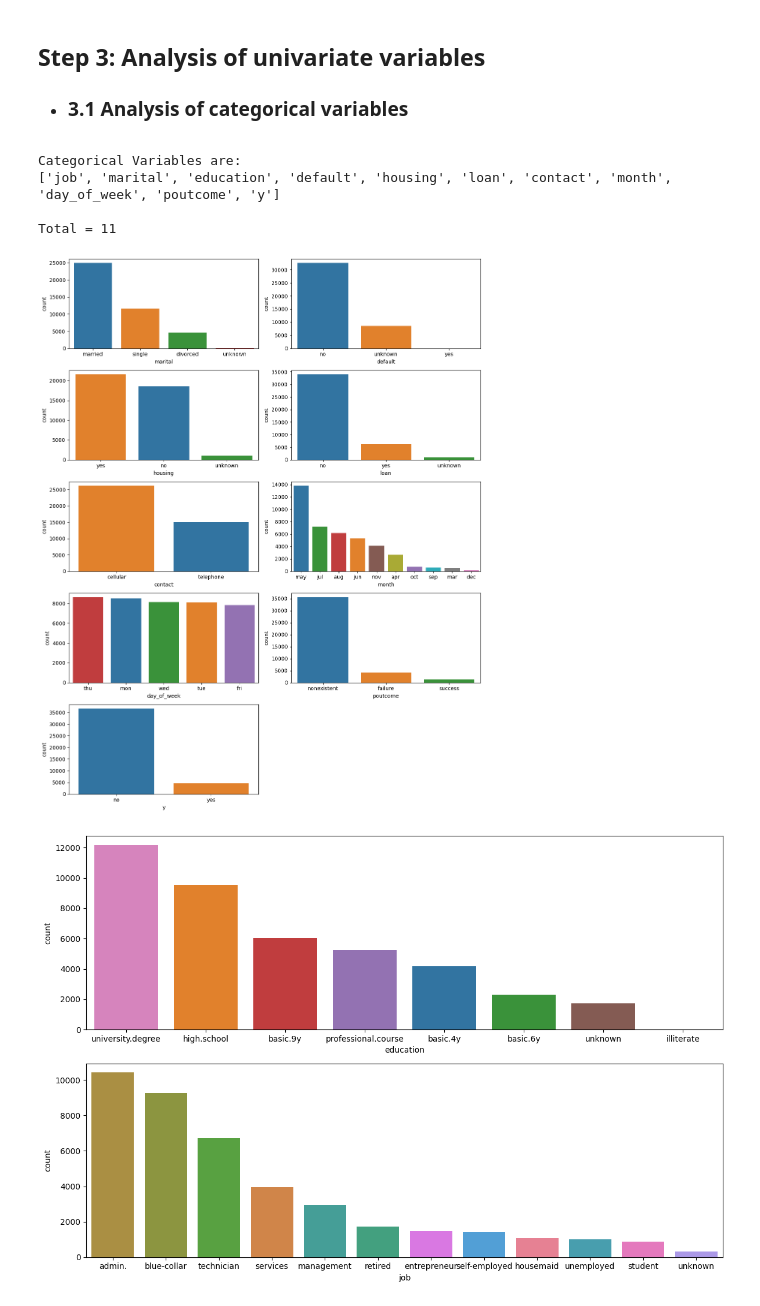
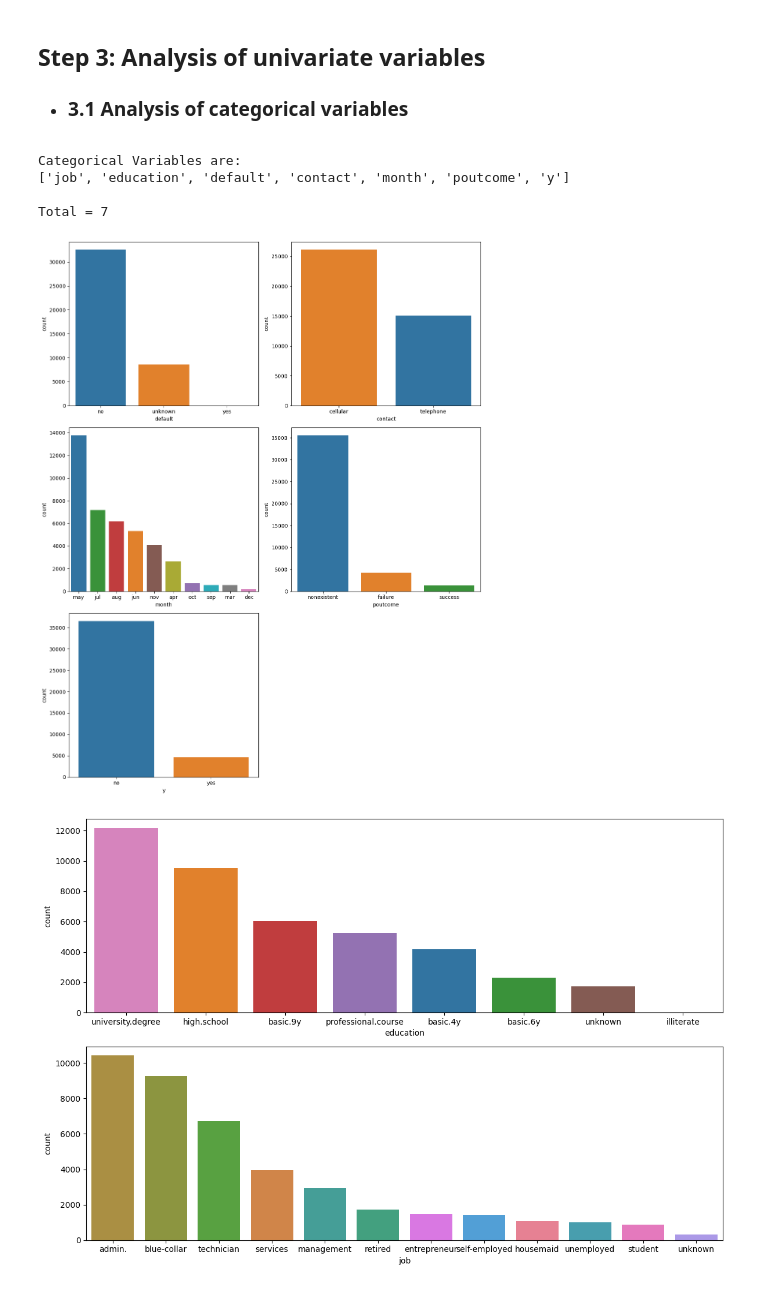
Before and after one commit to Fer-romer/fer-romer-logistic-regression, a Jupyter notebook: src/explore.ipynb, the cells around one changed output. Drawn from its saved outputs; the diff is of its cells as text; code cells hidden in the pictures.

```diff
--- a/src/explore.ipynb
+++ b/src/explore.ipynb
@@ -134,7 +134,7 @@ The number of duplicate values in the dataset is 0
 # %%
 # Eliminate irrelevant columns
 
-filt_df.drop(["pdays"],
+filt_df.drop(["pdays", "age", "day_of_week", "housing", "loan", "marital"],
                     axis = "columns",
                         inplace = True)
 
@@ -162,84 +162,61 @@ for column in filt_df:
 print(f"Categorical Variables are:\n{categorical_var}\n\nTotal = {len(categorical_var)}")
 # %% [output]
 Categorical Variables are:
-['job', 'marital', 'education', 'default', 'housing', 'loan', 'contact', 'month', 'day_of_week', 'poutcome', 'y']
+['job', 'education', 'default', 'contact', 'month', 'poutcome', 'y']
 
-Total = 11
+Total = 7
 # %%
 # Frecuency of each category and histogram
 
-fig, axis = plt.subplots(5, 2, figsize = (12, 15))
+fig, axis = plt.subplots(3, 2, figsize = (12, 15))
 
 
 # Create Histogram (Countplots)
 
 
-
-sns.countplot(ax = axis[0, 0], # Variabel 'marital'
-                data = filt_df,
-                    x = "marital",
-                        hue = "marital",
-                            order = filt_df['marital'].sort_values().value_counts().index)
-
-
-
-sns.countplot(ax = axis[0, 1], # Variable 'default'
+sns.countplot(ax = axis[0, 0], # Variable 'default'
                 data = filt_df,
                     x = "default",
                         hue = "default",
                             order = filt_df['default'].sort_values().value_counts().index)
 
-sns.countplot(ax = axis[1, 0], # Variable 'housing'
-                data = filt_df,
-                    x = "housing",
-                        hue = "housing",
-                            order = filt_df['housing'].sort_values().value_counts().index)
 
-sns.countplot(ax = axis[1, 1], # Variable 'loan'
-                data = filt_df,
-                    x = "loan",
-                        hue = "loan",
-                            order = filt_df['loan'].sort_values().value_counts().index)
 
-sns.countplot(ax = axis[2, 0], # Variable 'contact'
+sns.countplot(ax = axis[0, 1], # Variable 'contact'
                 data = filt_df,
                     x = "contact",
                         hue = "contact",
                             order = filt_df['contact'].sort_values().value_counts().index)
 
-sns.countplot(ax = axis[2, 1], # Variable 'month'
+sns.countplot(ax = axis[1, 0], # Variable 'month'
                 data = filt_df,
                     x = "month",
                         hue = "month",
                             order = filt_df['month'].sort_values().value_counts().index)
 
-sns.countplot(ax = axis[3, 0], # Variable 'day_of_week'
-                data = filt_df,
-                    x = "day_of_week",
-                        hue = "day_of_week",
-                            order = filt_df['day_of_week'].sort_values().value_counts().index)
 
-sns.countplot(ax = axis[3, 1], # Variable 'poutcome'
+
+sns.countplot(ax = axis[1, 1], # Variable 'poutcome'
                 data = filt_df,
                     x = "poutcome",
                         hue = "poutcome",
                             order = filt_df['poutcome'].sort_values().value_counts().index)
 
-sns.countplot(ax = axis[4, 0], # Variable 'y' (target)
+sns.countplot(ax = axis[2, 0], # Variable 'y' (target)
                 data = filt_df,
                     x = "y",
                         hue = "y",
                             order = filt_df['y'].sort_values().value_counts().index)
 
 # Remove the empty axes
-fig.delaxes(ax = axis[4,1])
+fig.delaxes(ax = axis[2,1])
 # Adjust the layout
 plt.tight_layout()
 
 # Show the plot
 plt.show()
 # %% [output]
-[figure, old version]
+[figure, new version]
 # %%
 fig, axis = plt.subplots(2, 1, figsize = (12, 8))
 
```
Also changed, not shown: parts of 21 cells of this notebook, 4 other files.
